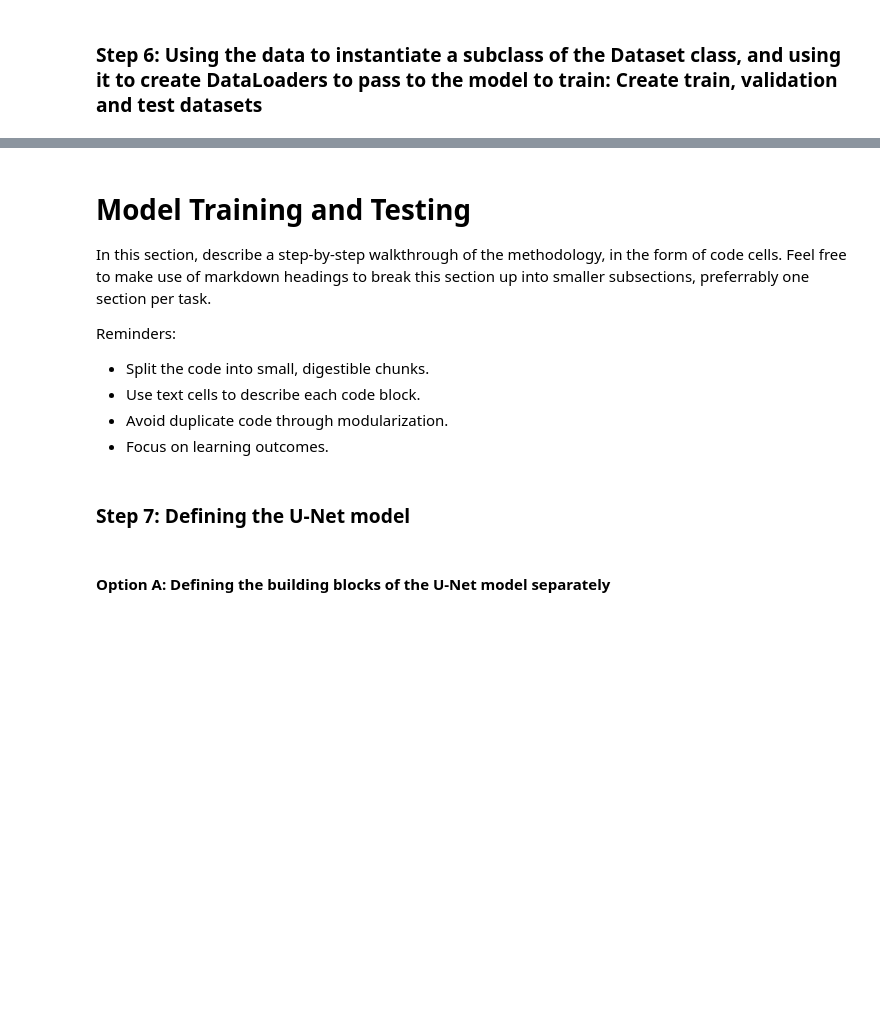
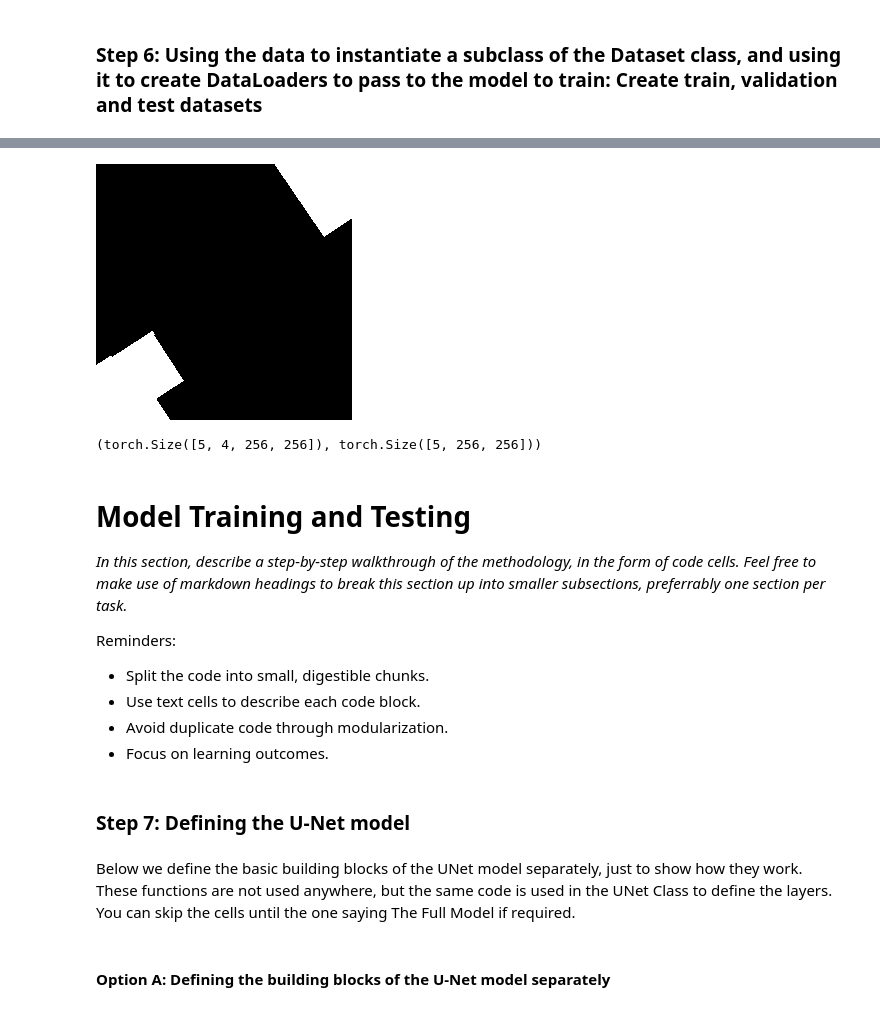
Before and after one commit to GabZech/building-segmentation-tutorial, a Jupyter notebook: DL_tutorial_memo_and_overview.ipynb, the cells around one changed output, grey strips where cells are left out. Saved outputs shown, nothing was run; the diff lists cells and outputs as text; code cells hidden in the pictures; blank space fills up the shorter version.

Commit message:
Merged code from src / U-net model script

```diff
--- a/DL_tutorial_memo_and_overview.ipynb
+++ b/DL_tutorial_memo_and_overview.ipynb
@@ -575,0 +665,4 @@ Loading the tensors and displaying them as images
+# %%
+dataset.getimg(55, mask=True)
+# %% [output]
+[figure, added]
@@ -576,8 +673,13 @@ Loading the tensors and displaying them as images
+# %%
+xb, yb = next(iter(train_dl))
+xb.shape, yb.shape
+# %% [output]
+(torch.Size([5, 4, 256, 256]), torch.Size([5, 256, 256]))
 # %% [markdown]
 <a name="modeltraintest"></a>
 # Model Training and Testing
 
-In this section, describe a step-by-step walkthrough of the methodology, in the form of code cells. Feel free to make use of markdown headings to break this section up into smaller subsections, preferrably one section per task.
+*In this section, describe a step-by-step walkthrough of the methodology, in the form of code cells. Feel free to make use of markdown headings to break this section up into smaller subsections, preferrably one section per task.*
 
 Reminders:
 *   Split the code into small, digestible chunks.
@@ -586,5 +688,9 @@ Reminders:
 *   Focus on learning outcomes.
 # %% [markdown]
 ### Step 7: Defining the U-Net model
+# %% [markdown]
+Below we define the basic building blocks of the UNet model separately, just to show how they work.
+These functions are not used anywhere, but the same code is used in the UNet Class to define the layers.
+You can skip the cells until the one saying The Full Model if required.
 # %% [markdown]
 #### Option A: Defining the building blocks of the U-Net model separately
```
Also changed, not shown: parts of 43 cells of this notebook.
